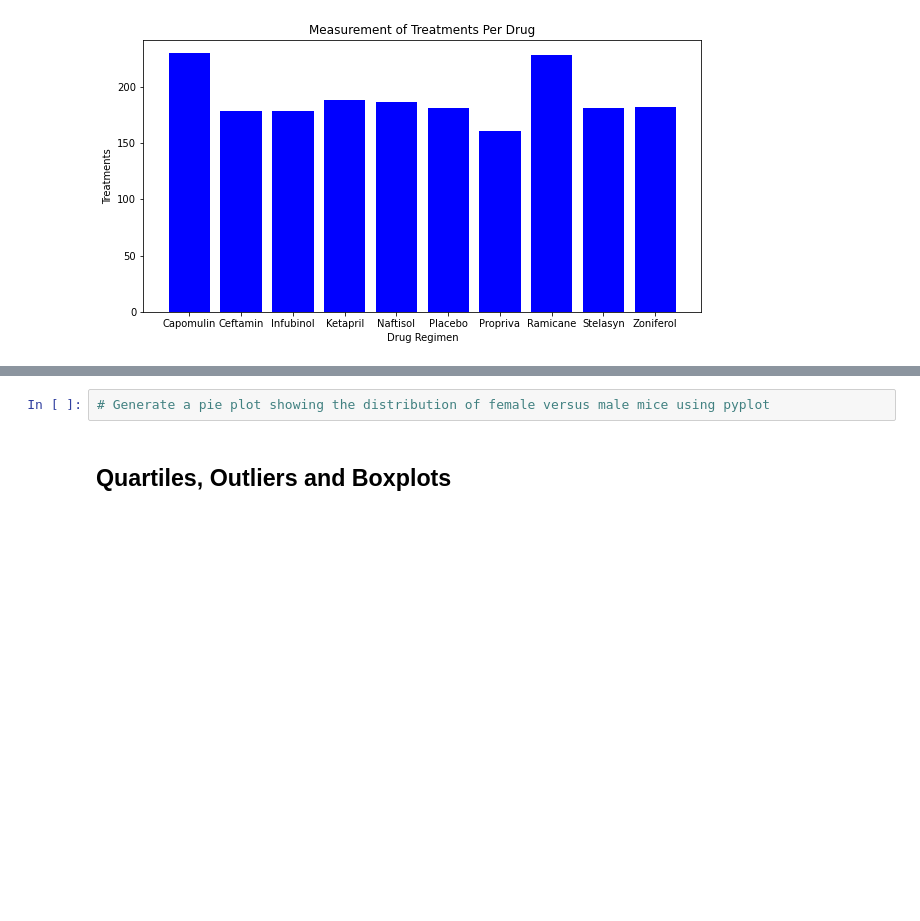
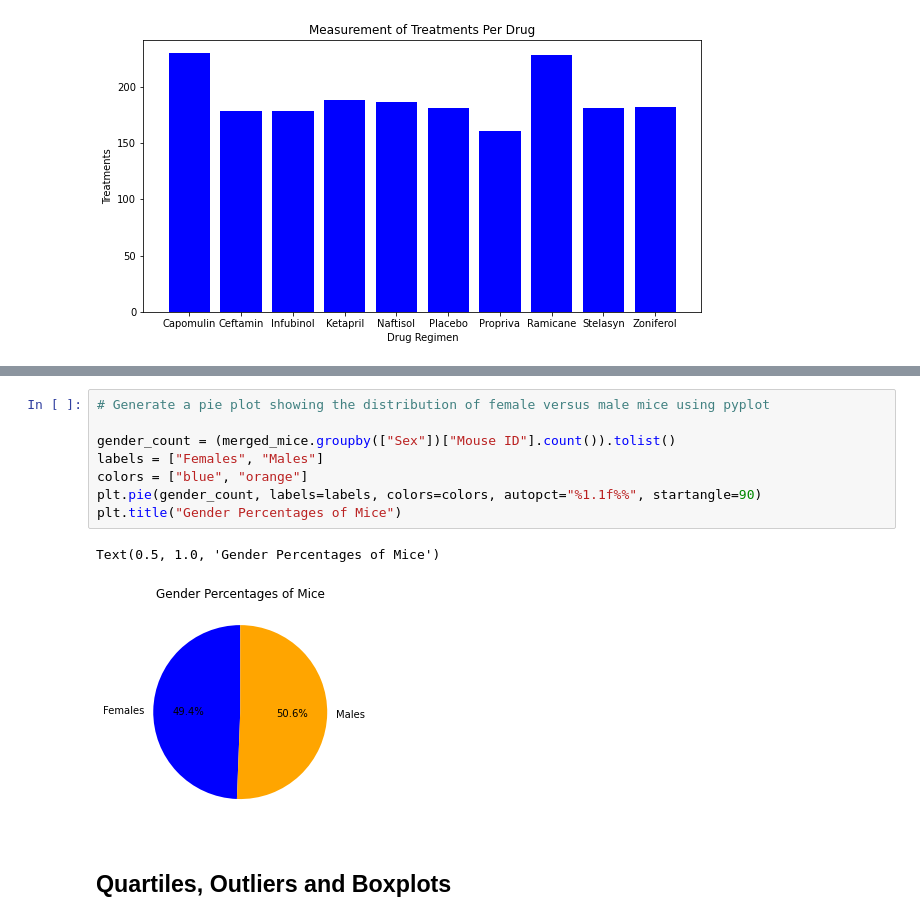
Before and after one commit to AndrewMSchell/MatPlotLib-Challenge, a Jupyter notebook: Pymaceuticals/pymaceuticals_starter.ipynb, the cells around one changed output, grey strips where cells are left out. Saved outputs shown, nothing was run; the diff lists cells and outputs as text; blank space fills up the shorter version.

```diff
--- a/Pymaceuticals/pymaceuticals_starter.ipynb
+++ b/Pymaceuticals/pymaceuticals_starter.ipynb
@@ -154,5 +156,14 @@ ValueError: pie requires either y column or 'subplots=True'
 # %%
 # Generate a pie plot showing the distribution of female versus male mice using pyplot
+
+gender_count = (merged_mice.groupby(["Sex"])["Mouse ID"].count()).tolist()
+labels = ["Females", "Males"]
+colors = ["blue", "orange"]
+plt.pie(gender_count, labels=labels, colors=colors, autopct="%1.1f%%", startangle=90)
+plt.title("Gender Percentages of Mice")
+# %% [output]
+Text(0.5, 1.0, 'Gender Percentages of Mice')
+[figure, added]
 # %% [markdown]
 ## Quartiles, Outliers and Boxplots
 # %%
```
Also changed, not shown: parts of 1 cell of this notebook.
